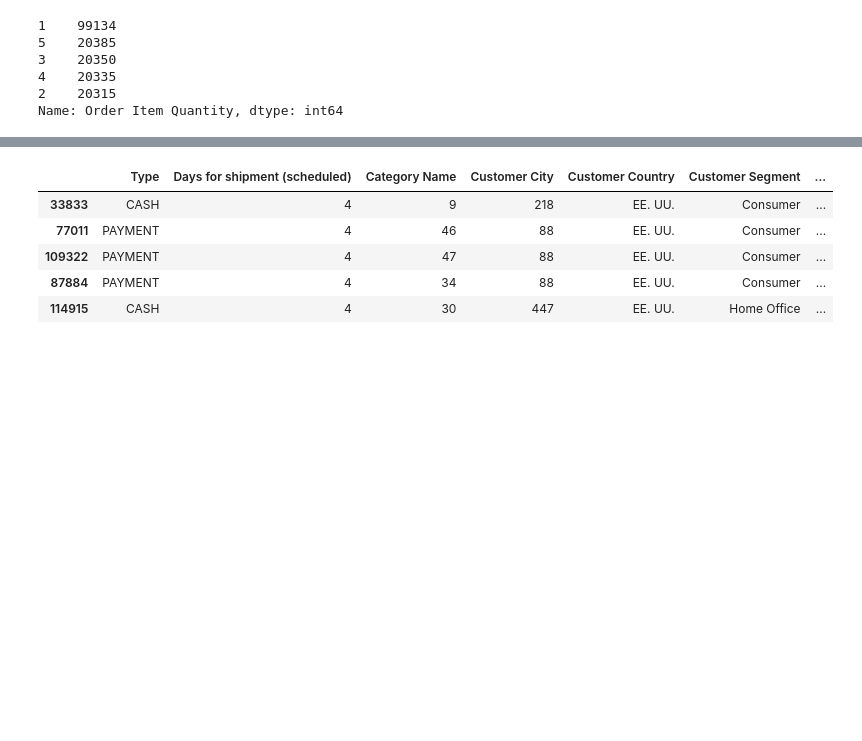
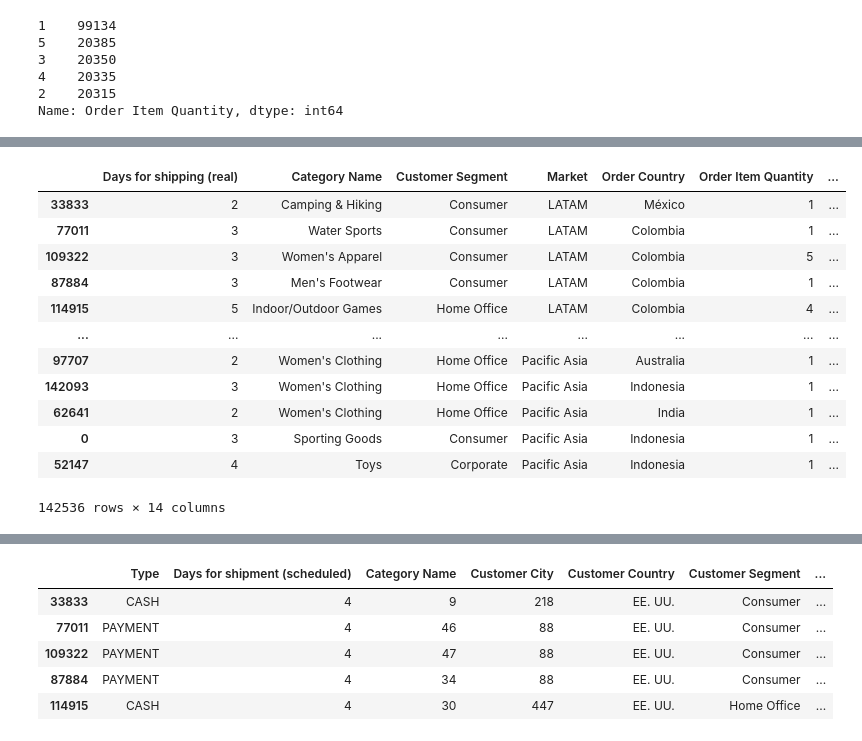
Before and after one commit to anncebabu/McGill-MMA-Enterprise-Project, a Jupyter notebook: demand_forecast.ipynb, the cells around one changed output, grey strips where cells are left out. Saved outputs shown, nothing was run; the diff lists cells and outputs as text; code cells hidden in the pictures; blank space fills up the shorter version.

```diff
--- a/demand_forecast.ipynb
+++ b/demand_forecast.ipynb
@@ -107,3 +107,24 @@ data['Month']=data['order_date'].dt.month
 data.sort_values(by='order_date', inplace=True)
 # %%
 data.drop(columns=['order_date'],inplace=True)
+# %%
+# Aggregate order quantities by region
+grouped_data = data.groupby(['Year', 'Market', 'Month', 'Order Country',
+                                        'Order Region', 'Order State', 'Product Name',
+                                         'Category Name','Customer Segment'])
+# %%
+grouped_data.head()
+# %% [output]
+|  | Days for shipping (real) | Category Name | Customer Segment | Market | Order Country | Order Item Quantity | ... |
+| 33833 | 2 | Camping & Hiking | Consumer | LATAM | México | 1 | ... |
+| 77011 | 3 | Water Sports | Consumer | LATAM | Colombia | 1 | ... |
+| 109322 | 3 | Women's Apparel | Consumer | LATAM | Colombia | 5 | ... |
+| 87884 | 3 | Men's Footwear | Consumer | LATAM | Colombia | 1 | ... |
+| 114915 | 5 | Indoor/Outdoor Games | Home Office | LATAM | Colombia | 4 | ... |
+| ... | ... | ... | ... | ... | ... | ... | ... |
+| 97707 | 2 | Women's Clothing | Home Office | Pacific Asia | Australia | 1 | ... |
+| 142093 | 3 | Women's Clothing | Home Office | Pacific Asia | Indonesia | 1 | ... |
+| 62641 | 2 | Women's Clothing | Home Office | Pacific Asia | India | 1 | ... |
+| 0 | 3 | Sporting Goods | Consumer | Pacific Asia | Indonesia | 1 | ... |
+| 52147 | 4 | Toys | Corporate | Pacific Asia | Indonesia | 1 | ... |
+142536 rows × 14 columns
```
Also changed, not shown: parts of 51 cells of this notebook, 3 other files.
